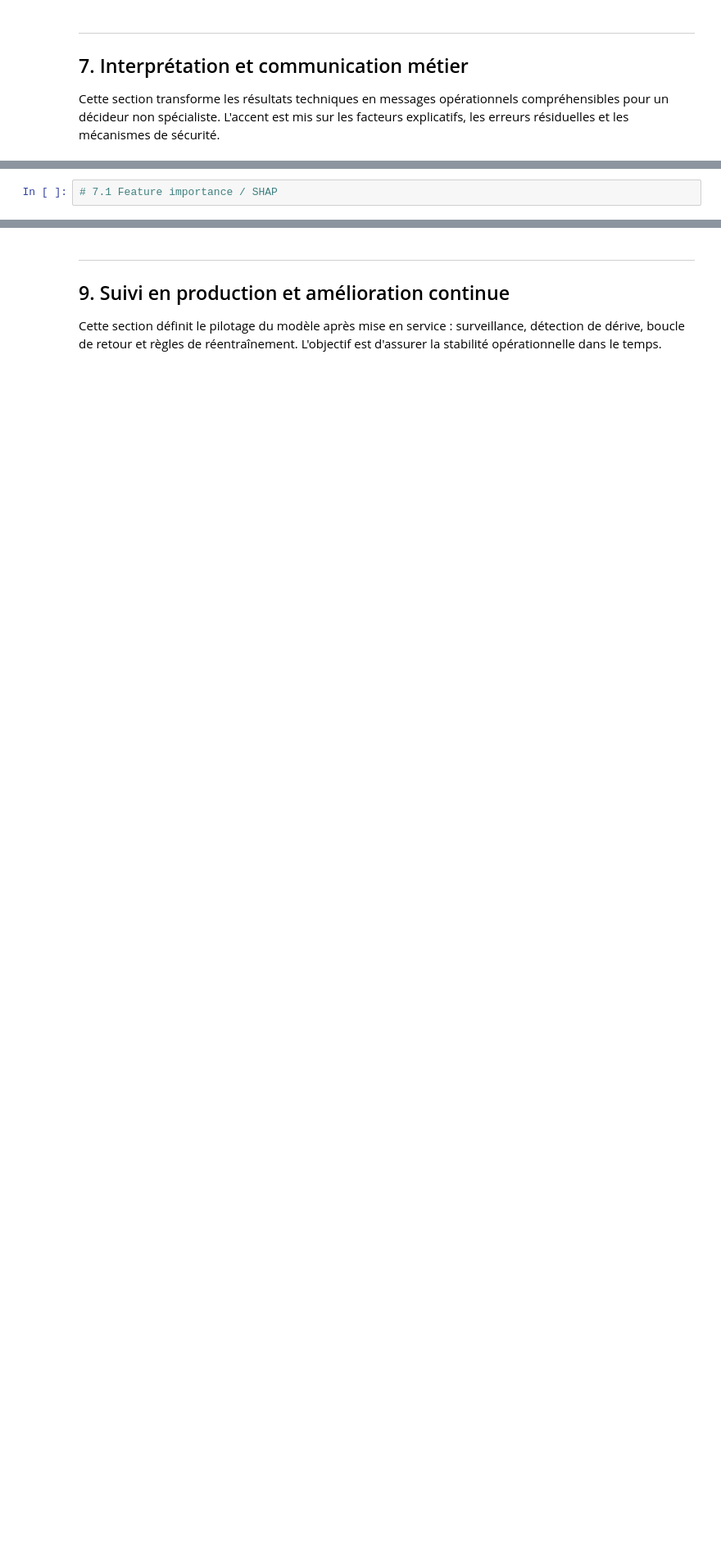
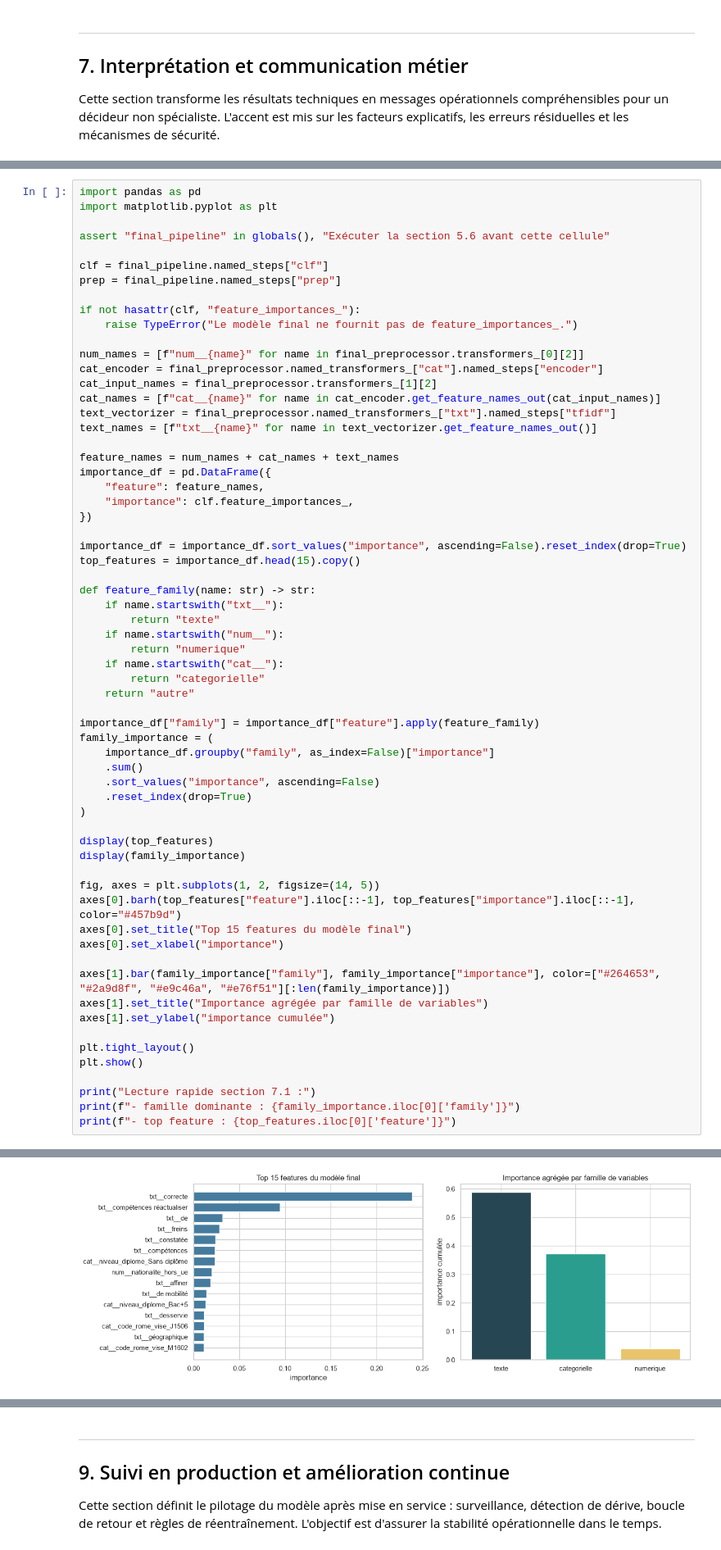
Before and after one commit to userZku/multimodal-classification, a Jupyter notebook: notebooks/multimodal-classification.ipynb, the cells around one changed output, grey strips where cells are left out. Shown at 82% size. Saved outputs shown, nothing was run; the diff lists cells and outputs as text; blank space fills up the shorter version.

Commit message:
feat(notebook): add section 7 interpretation and fallback analysis

```diff
--- a/notebooks/multimodal-classification.ipynb
+++ b/notebooks/multimodal-classification.ipynb
@@ -1456,2 +1460,64 @@ L'accent est mis sur les facteurs explicatifs, les erreurs résiduelles et les m
 # %%
-# 7.1 Feature importance / SHAP
+import pandas as pd
+import matplotlib.pyplot as plt
+
+assert "final_pipeline" in globals(), "Exécuter la section 5.6 avant cette cellule"
+
+clf = final_pipeline.named_steps["clf"]
+prep = final_pipeline.named_steps["prep"]
+
+if not hasattr(clf, "feature_importances_"):
+    raise TypeError("Le modèle final ne fournit pas de feature_importances_.")
+
+num_names = [f"num__{name}" for name in final_preprocessor.transformers_[0][2]]
+cat_encoder = final_preprocessor.named_transformers_["cat"].named_steps["encoder"]
+cat_input_names = final_preprocessor.transformers_[1][2]
+cat_names = [f"cat__{name}" for name in cat_encoder.get_feature_names_out(cat_input_names)]
+text_vectorizer = final_preprocessor.named_transformers_["txt"].named_steps["tfidf"]
+text_names = [f"txt__{name}" for name in text_vectorizer.get_feature_names_out()]
+
+feature_names = num_names + cat_names + text_names
+importance_df = pd.DataFrame({
+    "feature": feature_names,
+    "importance": clf.feature_importances_,
+})
+
+importance_df = importance_df.sort_values("importance", ascending=False).reset_index(drop=True)
+top_features = importance_df.head(15).copy()
+
+def feature_family(name: str) -> str:
+    if name.startswith("txt__"):
+        return "texte"
+    if name.startswith("num__"):
+        return "numerique"
+    if name.startswith("cat__"):
+        return "categorielle"
+    return "autre"
+
+importance_df["family"] = importance_df["feature"].apply(feature_family)
+family_importance = (
+    importance_df.groupby("family", as_index=False)["importance"]
+    .sum()
+    .sort_values("importance", ascending=False)
+    .reset_index(drop=True)
+)
+
+display(top_features)
+display(family_importance)
+
+fig, axes = plt.subplots(1, 2, figsize=(14, 5))
+axes[0].barh(top_features["feature"].iloc[::-1], top_features["importance"].iloc[::-1], color="#457b9d")
+axes[0].set_title("Top 15 features du modèle final")
+axes[0].set_xlabel("importance")
+
+axes[1].bar(family_importance["family"], family_importance["importance"], color=["#264653", "#2a9d8f", "#e9c46a", "#e76f51"][:len(family_importance)])
+axes[1].set_title("Importance agrégée par famille de variables")
+axes[1].set_ylabel("importance cumulée")
+
+plt.tight_layout()
+plt.show()
+
+print("Lecture rapide section 7.1 :")
+print(f"- famille dominante : {family_importance.iloc[0]['family']}")
+print(f"- top feature : {top_features.iloc[0]['feature']}")
+# %% [output]
@@ -1457,0 +1544 @@ L'accent est mis sur les facteurs explicatifs, les erreurs résiduelles et les m
+[figure, added]
```
Also changed, not shown: parts of 5 cells of this notebook.
